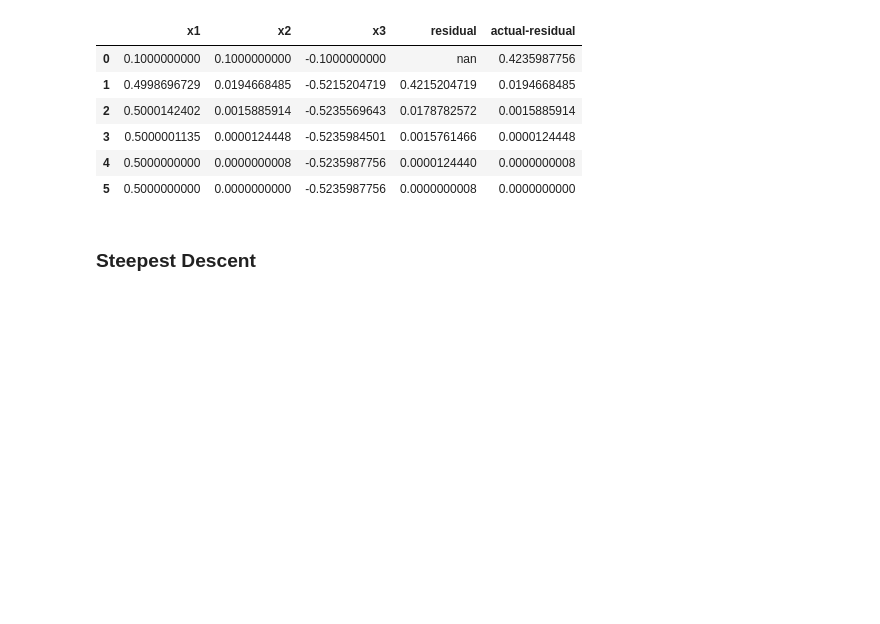
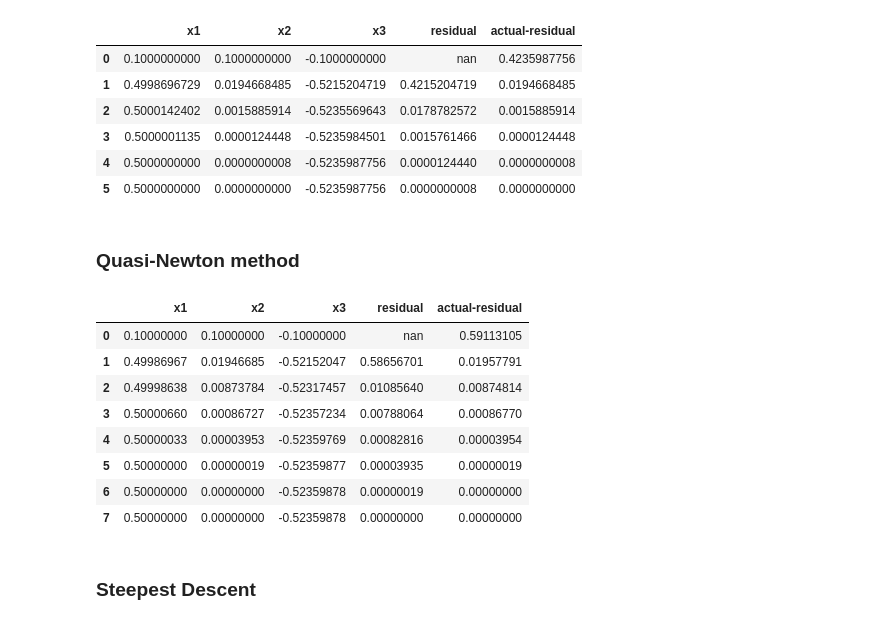
Before and after one commit to howeverforever/Numerical-Optimization-Exp, a Jupyter notebook: sec10.ipynb, the cells around one changed output. Drawn from its saved outputs; the diff is of its cells as text; code cells hidden in the pictures; blank space fills up the shorter version.

Commit message:
Write Quasi-Newton method.

```diff
--- a/sec10.ipynb
+++ b/sec10.ipynb
@@ -564,5 +636,22 @@ Newton().run(x0)
 | 3 | 0.5000001135 | 0.0000124448 | -0.5235984501 | 0.0015761466 | 0.0000124448 |
 | 4 | 0.5000000000 | 0.0000000008 | -0.5235987756 | 0.0000124440 | 0.0000000008 |
 | 5 | 0.5000000000 | 0.0000000000 | -0.5235987756 | 0.0000000008 | 0.0000000000 |
+# %% [markdown]
+### Quasi-Newton method
+# %%
+pd.options.display.float_format = '{:,.8f}'.format
+# %%
+x0 = np.array([0.1, 0.1, -0.1])
+Broyden().run(x0)
+# %% [output]
+|  | x1 | x2 | x3 | residual | actual-residual |
+| 0 | 0.10000000 | 0.10000000 | -0.10000000 | nan | 0.59113105 |
+| 1 | 0.49986967 | 0.01946685 | -0.52152047 | 0.58656701 | 0.01957791 |
+| 2 | 0.49998638 | 0.00873784 | -0.52317457 | 0.01085640 | 0.00874814 |
+| 3 | 0.50000660 | 0.00086727 | -0.52357234 | 0.00788064 | 0.00086770 |
+| 4 | 0.50000033 | 0.00003953 | -0.52359769 | 0.00082816 | 0.00003954 |
+| 5 | 0.50000000 | 0.00000019 | -0.52359877 | 0.00003935 | 0.00000019 |
+| 6 | 0.50000000 | 0.00000000 | -0.52359878 | 0.00000019 | 0.00000000 |
+| 7 | 0.50000000 | 0.00000000 | -0.52359878 | 0.00000000 | 0.00000000 |
 # %% [markdown]
 ### Steepest Descent
```
Also changed, not shown: parts of 5 cells of this notebook.
